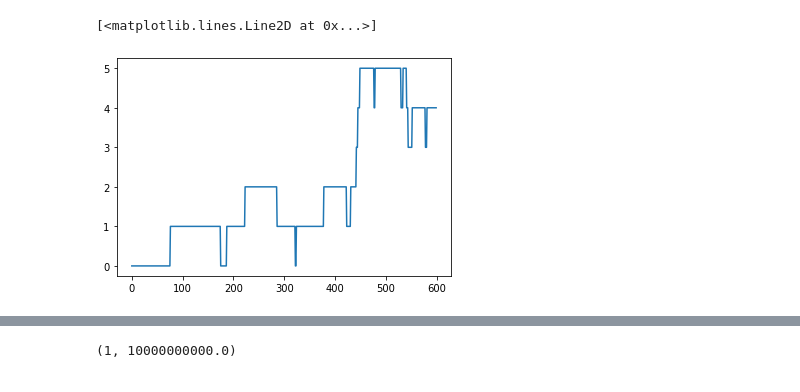
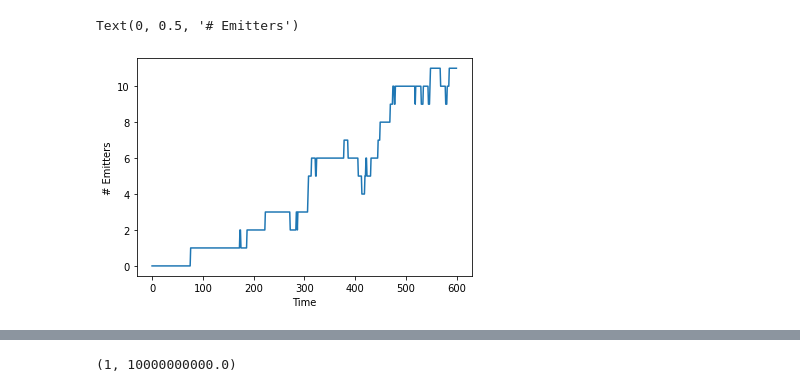
Before and after one commit to chrhck/gnn_testbed, a Jupyter notebook: biolumi_sims.ipynb, the cells around one changed output, grey strips where cells are left out. Saved outputs shown, nothing was run; the diff lists cells and outputs as text; code cells hidden in the pictures.

```diff
--- a/biolumi_sims.ipynb
+++ b/biolumi_sims.ipynb
@@ -18,7 +32,9 @@ from gnn_testbed.feature_generation import get_features
 # %%
-dfs = pd.read_pickle("statistics.p")
+dfs = pd.read_pickle("statistics_higher.p")
 # %%
 plt.plot([df["is_emitting"].sum() for df in dfs])
+plt.xlabel("Time")
+plt.ylabel("# Emitters")
 # %% [output]
-[<matplotlib.lines.Line2D at 0x...>]
+Text(0, 0.5, '# Emitters')
-[figure, old version]
+[figure, new version]
```
Also changed, not shown: parts of 16 cells of this notebook.
